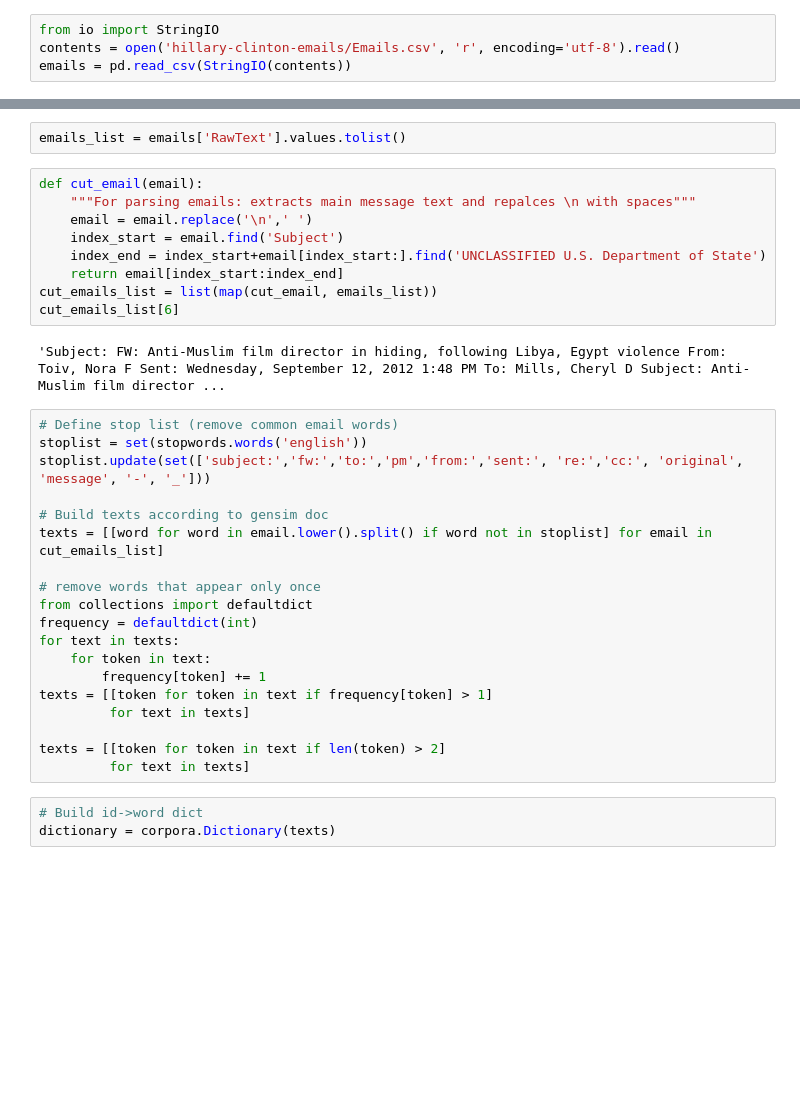
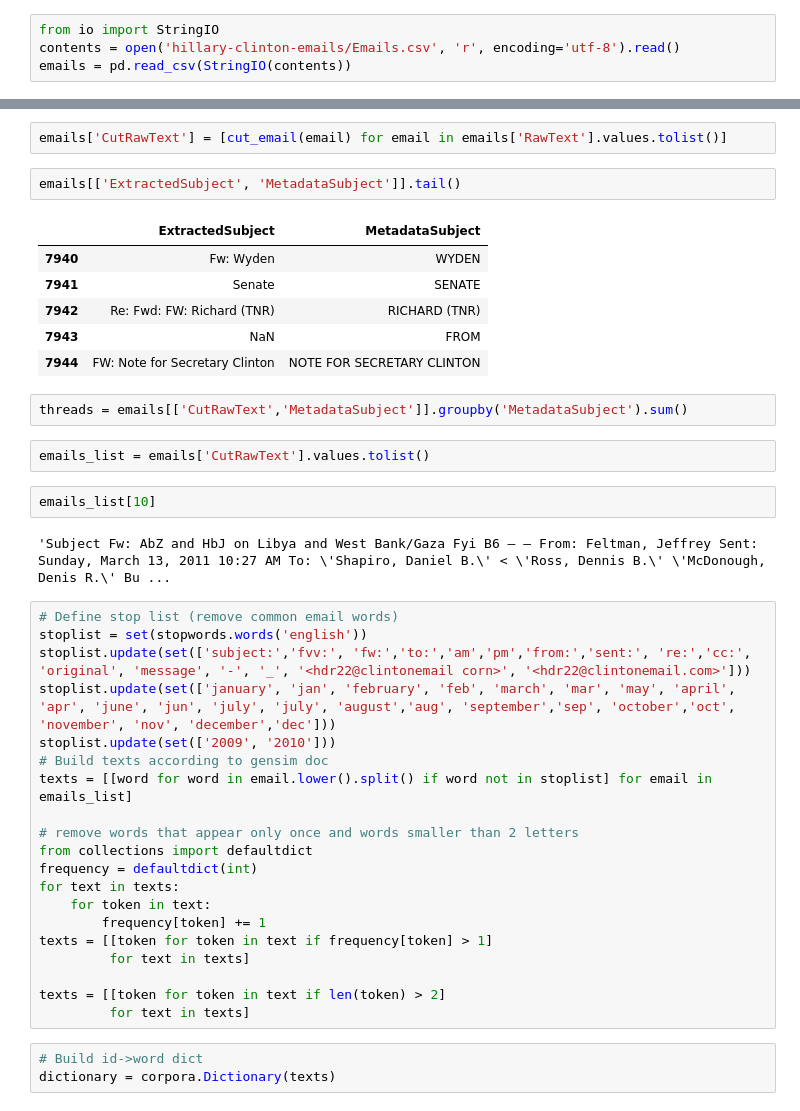
Before and after one commit to fearnleymartin/ada-epfl, a Jupyter notebook: 05 - Taming Text/Taming Text.ipynb, the cells around one changed output, grey strips where cells are left out. Cells and saved outputs as stored; diff of their text form; blank space fills up the shorter version.

Commit message:
Q3 per thread

```diff
--- a/05 - Taming Text/Taming Text.ipynb
+++ b/05 - Taming Text/Taming Text.ipynb
@@ -507,25 +517,32 @@ emails = pd.read_csv(StringIO(contents))
+# %%
+emails['CutRawText'] = [cut_email(email) for email in emails['RawText'].values.tolist()]
+# %%
+emails[['ExtractedSubject', 'MetadataSubject']].tail()
+# %% [output]
+|  | ExtractedSubject | MetadataSubject |
+| 7940 | Fw: Wyden | WYDEN |
+| 7941 | Senate | SENATE |
+| 7942 | Re: Fwd: FW: Richard (TNR) | RICHARD (TNR) |
+| 7943 | NaN | FROM |
+| 7944 | FW: Note for Secretary Clinton | NOTE FOR SECRETARY CLINTON |
+# %%
+threads = emails[['CutRawText','MetadataSubject']].groupby('MetadataSubject').sum()
 # %%
-emails_list = emails['RawText'].values.tolist()
+emails_list = emails['CutRawText'].values.tolist()
-# %%
-def cut_email(email):
-    """For parsing emails: extracts main message text and repalces \n with spaces"""
-    email = email.replace('\n',' ')
-    index_start = email.find('Subject')
-    index_end = index_start+email[index_start:].find('UNCLASSIFIED U.S. Department of State')
-    return email[index_start:index_end]
-cut_emails_list = list(map(cut_email, emails_list))
-cut_emails_list[6]
-# %% [output]
-'Subject: FW: Anti-Muslim film director in hiding, following Libya, Egypt violence From: Toiv, Nora F Sent: Wednesday, September 12, 2012 1:48 PM To: Mills, Cheryl D Subject: Anti-Muslim film director ...
+# %%
+emails_list[10]
+# %% [output]
+'Subject Fw: AbZ and HbJ on Libya and West Bank/Gaza Fyi B6 — — From: Feltman, Jeffrey Sent: Sunday, March 13, 2011 10:27 AM To: \'Shapiro, Daniel B.\' < \'Ross, Dennis B.\' \'McDonough, Denis R.\' Bu ...
 # %%
 # Define stop list (remove common email words)
 stoplist = set(stopwords.words('english'))
-stoplist.update(set(['subject:','fw:','to:','pm','from:','sent:', 're:','cc:', 'original', 'message', '-', '_']))
+stoplist.update(set(['subject:','fvv:', 'fw:','to:','am','pm','from:','sent:', 're:','cc:', 'original', 'message', '-', '_', '<hdr22@clintonemail corn>', '<hdr22@clintonemail.com>']))
+stoplist.update(set(['january', 'jan', 'february', 'feb', 'march', 'mar', 'may', 'april', 'apr', 'june', 'jun', 'july', 'july', 'august','aug', 'september','sep', 'october','oct', 'november', 'nov', 'december','dec']))
+stoplist.update(set(['2009', '2010']))
+# Build texts according to gensim doc
+texts = [[word for word in email.lower().split() if word not in stoplist] for email in emails_list]
 
-# Build texts according to gensim doc
-texts = [[word for word in email.lower().split() if word not in stoplist] for email in cut_emails_list]
-
-# remove words that appear only once
+# remove words that appear only once and words smaller than 2 letters
 from collections import defaultdict
 frequency = defaultdict(int)
 for text in texts:
```
Also changed, not shown: parts of 7 cells of this notebook.
